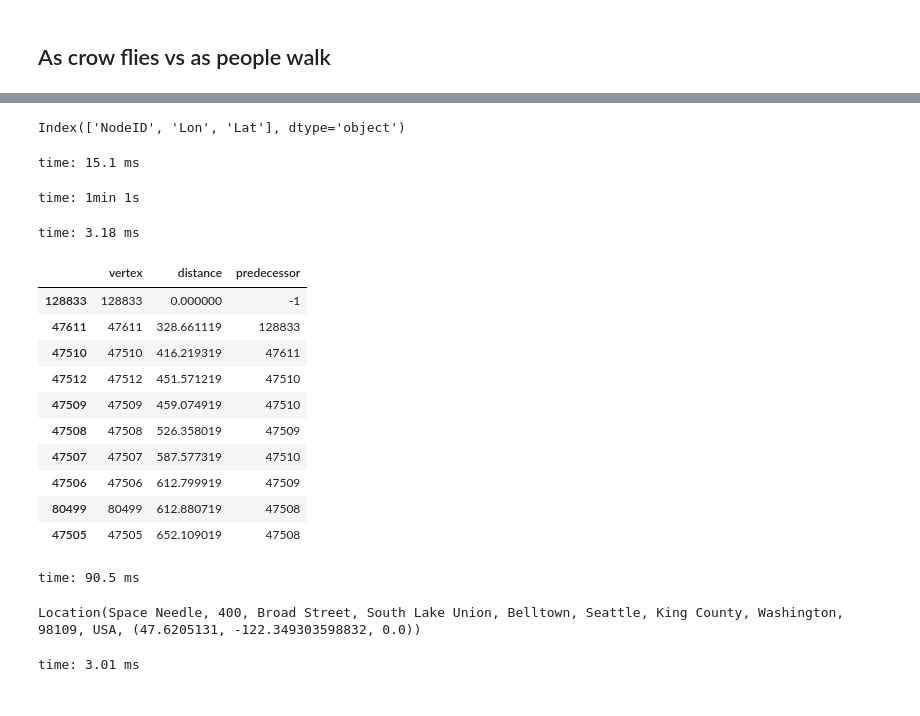
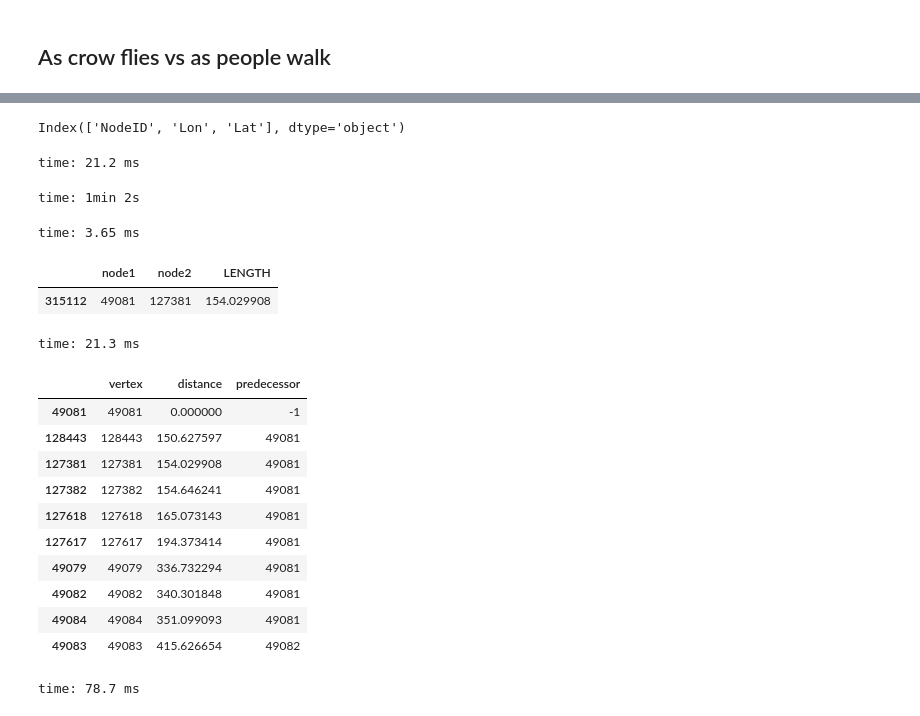
Before and after one commit to drabastomek/rapids-notebooks, a Jupyter notebook: codes/rapids_seattleParking_graph.ipynb, the cells around one changed output, grey strips where cells are left out. Cells and saved outputs as stored; diff of their text form; code cells hidden in the pictures.

Commit message:
Fixed a bug: the graph data was in meters not in feet

```diff
--- a/codes/rapids_seattleParking_graph.ipynb
+++ b/codes/rapids_seattleParking_graph.ipynb
@@ -56,6 +56,6 @@ from geopy.geocoders import Nominatim
 geolocator = Nominatim(user_agent="todrabas_test")
 location = geolocator.geocode("400 Broad St, Seattle, WA 98109") # SPACE NEEDLE
 
-# df['LON_Ref'] = location.longitude
-# df['LAT_Ref'] = location.latitude
+df['LON_Ref'] = location.longitude
+df['LAT_Ref'] = location.latitude
 # %% [output]
@@ -140,4 +140,5 @@ time: 515 ms
 road_graph_data = cudf.read_csv('../data/king_county_road_graph_20190909.csv')
 road_graph_data['node1'] = road_graph_data['node1'].astype('int32')
 road_graph_data['node2'] = road_graph_data['node2'].astype('int32')
+road_graph_data['LENGTH'] = road_graph_data['LENGTH'] * 3.28084 # convert to feet
 # %% [output]
@@ -160,7 +161,7 @@ parking_locations_nodes = cudf.DataFrame(columns=road_nodes.columns)
 parking_locations_nodes.columns
 # %% [output]
 Index(['NodeID', 'Lon', 'Lat'], dtype='object')
-time: 15.1 ms
+time: 21.2 ms
 # %%
 # loc = parking_locations[0]
 
@@ -173,12 +174,12 @@ for loc in parking_locations:
           road_nodes['Lon']
         , road_nodes['Lat']
         , road_nodes['Lon_REF']
-        , road_nodes['Lat_REF']) * 0.621371 * 5280 # distance in feet as cuspatial returns miles
+        , road_nodes['Lat_REF']) * 0.621371 * 5280 # distance in feet as cuspatial returns kilometers
 
     nearest = road_nodes.nsmallest(1, 'Distance')
-    nearest['node1'] = nodeId
+    nearest['node2'] = nodeId
 
-    nearest = nearest[['NodeID', 'node1', 'Distance']].rename({'NodeID': 'node2', 'Distance': 'LENGTH'}) # get nearest road intersection
+    nearest = nearest[['NodeID', 'node2', 'Distance']].rename({'NodeID': 'node1', 'Distance': 'LENGTH'}) # get nearest road intersection
     road_graph_data = cudf.concat([road_graph_data, nearest])
     # nearest
 
@@ -186,7 +187,7 @@ for loc in parking_locations:
     parking_locations_tmp = cudf.DataFrame(rec)
     parking_locations_nodes = cudf.concat([parking_locations_nodes, parking_locations_tmp])
 # %% [output]
-time: 1min 1s
+time: 1min 2s
 # %%
 road_graph_data = road_graph_data.reset_index(drop=True)
 road_graph_data['node1'] = road_graph_data['node1'].astype('int32')
@@ -201,24 +202,25 @@ distances = cudf.Series(road_graph_data['LENGTH'])
 g = cugraph.Graph()
 g.add_edge_list(sources, destinations, distances)
 # %% [output]
-time: 3.18 ms
+time: 3.65 ms
+# %%
+road_graph_data.query('node2 == 127381')
+# %% [output]
+|  | node1 | node2 | LENGTH |
+| 315112 | 49081 | 127381 | 154.029908 |
+time: 21.3 ms
 # %%
-cugraph.sssp(g, 128833).nsmallest(10, "distance")
+cugraph.sssp(g, 49081).nsmallest(10, "distance")
 # %% [output]
 |  | vertex | distance | predecessor |
-| 128833 | 128833 | 0.000000 | -1 |
-| 47611 | 47611 | 328.661119 | 128833 |
-| 47510 | 47510 | 416.219319 | 47611 |
-| 47512 | 47512 | 451.571219 | 47510 |
-| 47509 | 47509 | 459.074919 | 47510 |
-| 47508 | 47508 | 526.358019 | 47509 |
-| 47507 | 47507 | 587.577319 | 47510 |
-| 47506 | 47506 | 612.799919 | 47509 |
-| 80499 | 80499 | 612.880719 | 47508 |
-| 47505 | 47505 | 652.109019 | 47508 |
+| 49081 | 49081 | 0.000000 | -1 |
+| 128443 | 128443 | 150.627597 | 49081 |
+| 127381 | 127381 | 154.029908 | 49081 |
+| 127382 | 127382 | 154.646241 | 49081 |
+| 127618 | 127618 | 165.073143 | 49081 |
+| 127617 | 127617 | 194.373414 | 49081 |
+| 49079 | 49079 | 336.732294 | 49081 |
+| 49082 | 49082 | 340.301848 | 49081 |
+| 49084 | 49084 | 351.099093 | 49081 |
+| 49083 | 49083 | 415.626654 | 49082 |
-time: 90.5 ms
+time: 78.7 ms
-# %%
-location
-# %% [output]
-Location(Space Needle, 400, Broad Street, South Lake Union, Belltown, Seattle, King County, Washington, 98109, USA, (47.6205131, -122.349303598832, 0.0))
-time: 3.01 ms
```
Also changed, not shown: parts of 24 cells of this notebook.
